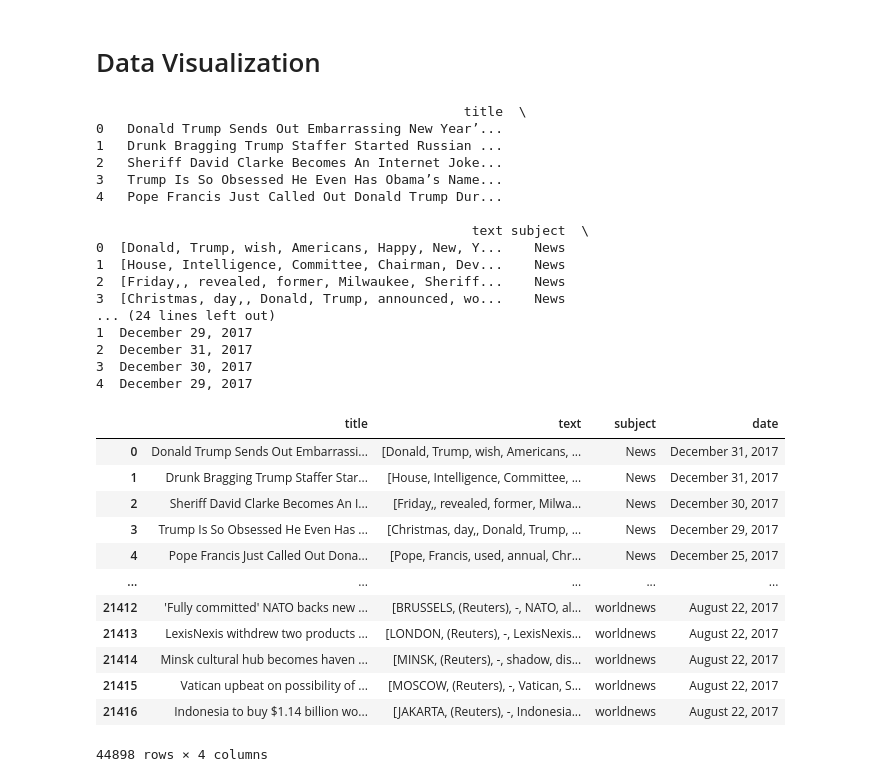
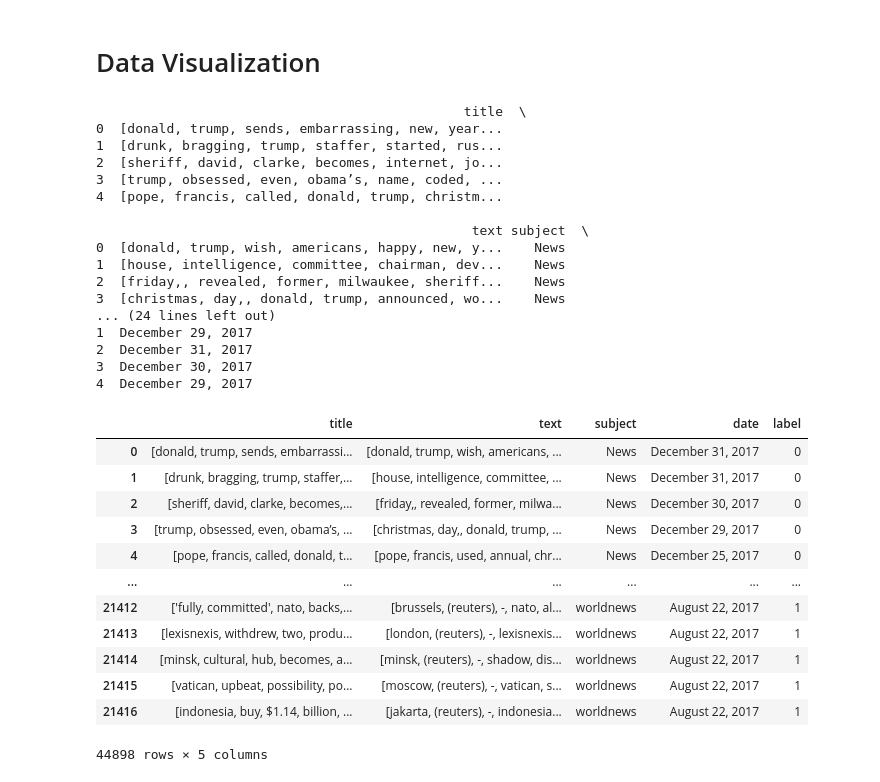
Before and after one commit to Hussain1488/Fake-News-Detection, a Jupyter notebook: FakeNewsDetection.ipynb, the cells around one changed output. Drawn from its saved outputs; the diff is of its cells as text; code cells hidden in the pictures.

```diff
--- a/FakeNewsDetection.ipynb
+++ b/FakeNewsDetection.ipynb
@@ -48,53 +50,57 @@ Path to dataset files: /kaggle/input/fake-and-real-news-dataset
 # %%
 
 fake=pd.read_csv(path + '/Fake.csv')
 real=pd.read_csv(path + '/True.csv')
 
-for i, text in fake['text'].items():
-    filtered_tokens = [token for token in text.split() if token.lower() not in stop_words]
-    fake.at[i, 'text'] = filtered_tokens
+for i, item in fake.iterrows():
+    filtered_text = [token.lower() for token in item['text'].split() if token.lower() not in stop_words]
+    filtered_title = [token.lower() for token in item['title'].split() if token.lower() not in stop_words]
+    fake.at[i, 'text'] = filtered_text
+    fake.at[i, 'title'] = filtered_title
 
-for i, text in real['text'].items():
-    filtered_tokens = [token for token in text.split() if token.lower() not in stop_words]
-    real.at[i, 'text'] = filtered_tokens
+for i, item in real.iterrows():
+    filtered_text = [token.lower() for token in item['text'].split() if token.lower() not in stop_words]
+    filtered_title = [token.lower() for token in item['title'].split() if token.lower() not in stop_words]
+    real.at[i, 'text'] = filtered_text
+    real.at[i, 'title'] = filtered_title
 
 print(fake.head())
 print(real.head())
+fake['label'] = 0
+real['label'] = 1
+df = pd.concat([fake, real])
+df
 # %% [output]
                                                title  \
-0   Donald Trump Sends Out Embarrassing New Year’...
-1   Drunk Bragging Trump Staffer Started Russian ...
-2   Sheriff David Clarke Becomes An Internet Joke...
-3   Trump Is So Obsessed He Even Has Obama’s Name...
-4   Pope Francis Just Called Out Donald Trump Dur...
+0  [donald, trump, sends, embarrassing, new, year...
+1  [drunk, bragging, trump, staffer, started, rus...
+2  [sheriff, david, clarke, becomes, internet, jo...
+3  [trump, obsessed, even, obama’s, name, coded, ...
+4  [pope, francis, called, donald, trump, christm...
 
                                                 text subject  \
-0  [Donald, Trump, wish, Americans, Happy, New, Y...    News
-1  [House, Intelligence, Committee, Chairman, Dev...    News
-2  [Friday,, revealed, former, Milwaukee, Sheriff...    News
-3  [Christmas, day,, Donald, Trump, announced, wo...    News
+0  [donald, trump, wish, americans, happy, new, y...    News
+1  [house, intelligence, committee, chairman, dev...    News
+2  [friday,, revealed, former, milwaukee, sheriff...    News
+3  [christmas, day,, donald, trump, announced, wo...    News
 ... (24 lines left out)
 1  December 29, 2017
 2  December 31, 2017
 3  December 30, 2017
 4  December 29, 2017
+|  | title | text | subject | date | label |
+| 0 | [donald, trump, sends, embarrassi... | [donald, trump, wish, americans, ... | News | December 31, 2017 | 0 |
+| 1 | [drunk, bragging, trump, staffer,... | [house, intelligence, committee, ... | News | December 31, 2017 | 0 |
+| 2 | [sheriff, david, clarke, becomes,... | [friday,, revealed, former, milwa... | News | December 30, 2017 | 0 |
+| 3 | [trump, obsessed, even, obama’s, ... | [christmas, day,, donald, trump, ... | News | December 29, 2017 | 0 |
+| 4 | [pope, francis, called, donald, t... | [pope, francis, used, annual, chr... | News | December 25, 2017 | 0 |
+| ... | ... | ... | ... | ... | ... |
+| 21412 | ['fully, committed', nato, backs,... | [brussels, (reuters), -, nato, al... | worldnews | August 22, 2017 | 1 |
+| 21413 | [lexisnexis, withdrew, two, produ... | [london, (reuters), -, lexisnexis... | worldnews | August 22, 2017 | 1 |
+| 21414 | [minsk, cultural, hub, becomes, a... | [minsk, (reuters), -, shadow, dis... | worldnews | August 22, 2017 | 1 |
+| 21415 | [vatican, upbeat, possibility, po... | [moscow, (reuters), -, vatican, s... | worldnews | August 22, 2017 | 1 |
+| 21416 | [indonesia, buy, $1.14, billion, ... | [jakarta, (reuters), -, indonesia... | worldnews | August 22, 2017 | 1 |
+44898 rows × 5 columns
-# %%
-df = pd.concat([fake, real])
-df
-# %% [output]
-|  | title | text | subject | date |
-| 0 | Donald Trump Sends Out Embarrassi... | [Donald, Trump, wish, Americans, ... | News | December 31, 2017 |
-| 1 | Drunk Bragging Trump Staffer Star... | [House, Intelligence, Committee, ... | News | December 31, 2017 |
-| 2 | Sheriff David Clarke Becomes An I... | [Friday,, revealed, former, Milwa... | News | December 30, 2017 |
-| 3 | Trump Is So Obsessed He Even Has ... | [Christmas, day,, Donald, Trump, ... | News | December 29, 2017 |
-| 4 | Pope Francis Just Called Out Dona... | [Pope, Francis, used, annual, Chr... | News | December 25, 2017 |
-| ... | ... | ... | ... | ... |
-| 21412 | 'Fully committed' NATO backs new ... | [BRUSSELS, (Reuters), -, NATO, al... | worldnews | August 22, 2017 |
-| 21413 | LexisNexis withdrew two products ... | [LONDON, (Reuters), -, LexisNexis... | worldnews | August 22, 2017 |
-| 21414 | Minsk cultural hub becomes haven ... | [MINSK, (Reuters), -, shadow, dis... | worldnews | August 22, 2017 |
-| 21415 | Vatican upbeat on possibility of ... | [MOSCOW, (Reuters), -, Vatican, S... | worldnews | August 22, 2017 |
-| 21416 | Indonesia to buy $1.14 billion wo... | [JAKARTA, (Reuters), -, Indonesia... | worldnews | August 22, 2017 |
-44898 rows × 4 columns
 # %%
 df.isnull().sum()
 # %% [output]
```
Also changed, not shown: parts of 5 cells of this notebook.
